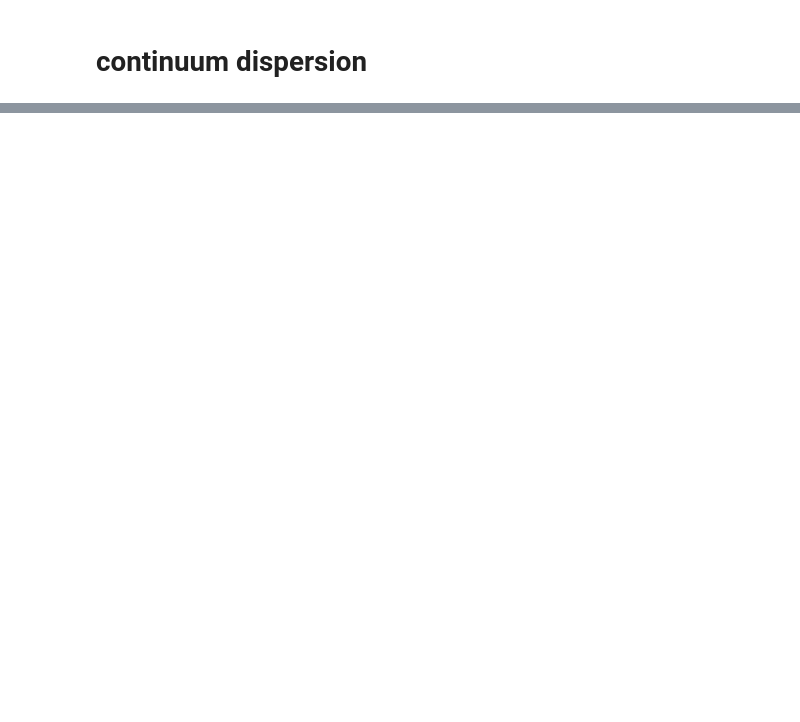
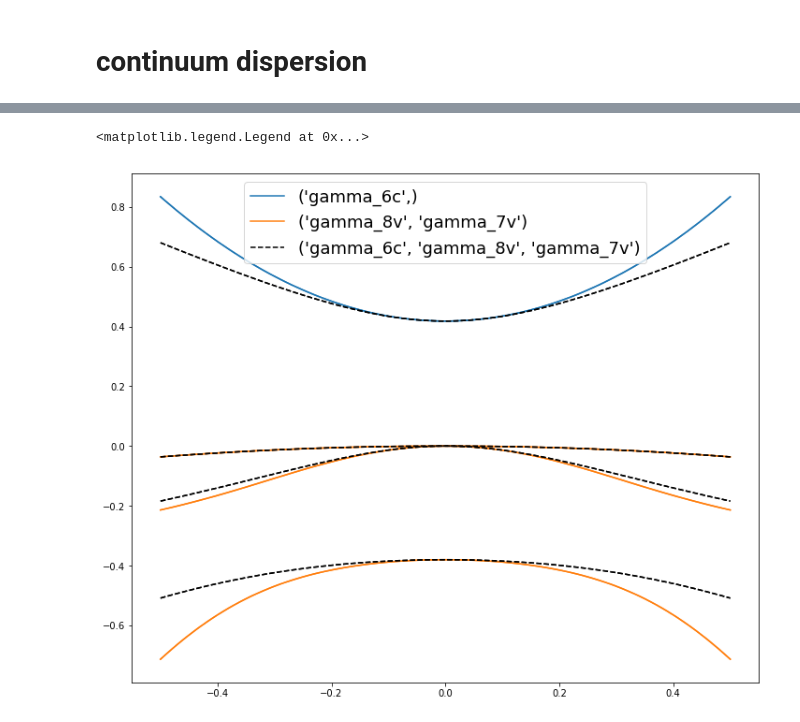
Before and after one commit to quantum-tinkerer/semicon, a Jupyter notebook: notebooks/hamiltonian_and_bulk_bands.ipynb, the cells around one changed output, grey strips where cells are left out. Drawn from its saved outputs; the diff is of its cells as text; code cells hidden in the pictures; blank space fills up the shorter version.

```diff
--- a/notebooks/hamiltonian_and_bulk_bands.ipynb
+++ b/notebooks/hamiltonian_and_bulk_bands.ipynb
@@ -3,4 +3,8 @@ import semicon
 import sympy
 sympy.init_printing()
 # %%
-semicon.models.foreman(components=['foreman', 'zeeman'], bands=['gamma_6c'])
+model = semicon.models.ZincBlende(
+    components=['foreman', 'zeeman'],
+    bands=['gamma_6c'],
+    default_databank='winkler',
+)
@@ -72,0 +32,34 @@ plt.legend(prop={'size': 18})
+# %%
+def plot(bands, style, new_gamma_0=None):
+
+    model = semicon.models.ZincBlende(
+        bands=bands,
+        components=('foreman',),
+        default_databank='winkler'
+    )
+
+    if new_gamma_0 is not None:
+        params = model.parameters(material='InAs').renormalize(new_gamma_0=1)
+    else:
+        params = model.parameters(material='InAs')
+
+    disp = kwant.continuum.lambdify(str(model.hamiltonian), locals=params)
+    h_k = lambda kx, ky, kz: disp(k_x=kx, k_y=ky, k_z=kz)
+
+    k = np.linspace(-.5, .5, 101)
+    e = np.array([la.eigvalsh(h_k(ki, 0, 0)) for ki in k])
+
+    plt.plot(k, e, style)
+    plt.plot([], [], style, label=bands)
+
+
+plt.figure(figsize=(12, 10))
+
+plot(bands=('gamma_6c',), style='C0')
+plot(bands=('gamma_8v', 'gamma_7v'), style='C1')
+plot(bands=('gamma_6c', 'gamma_8v', 'gamma_7v'), style='k--')
+
+plt.legend(prop={'size': 18})
+# %% [output]
+<matplotlib.legend.Legend at 0x...>
+[figure, added]
```
Also changed, not shown: parts of 6 cells of this notebook, 12 other files.
